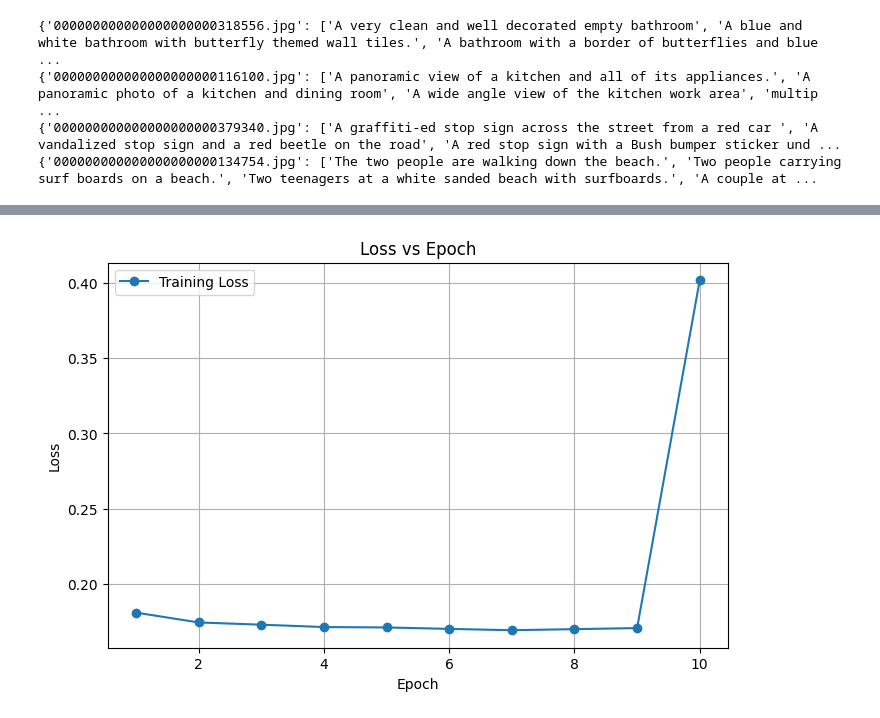
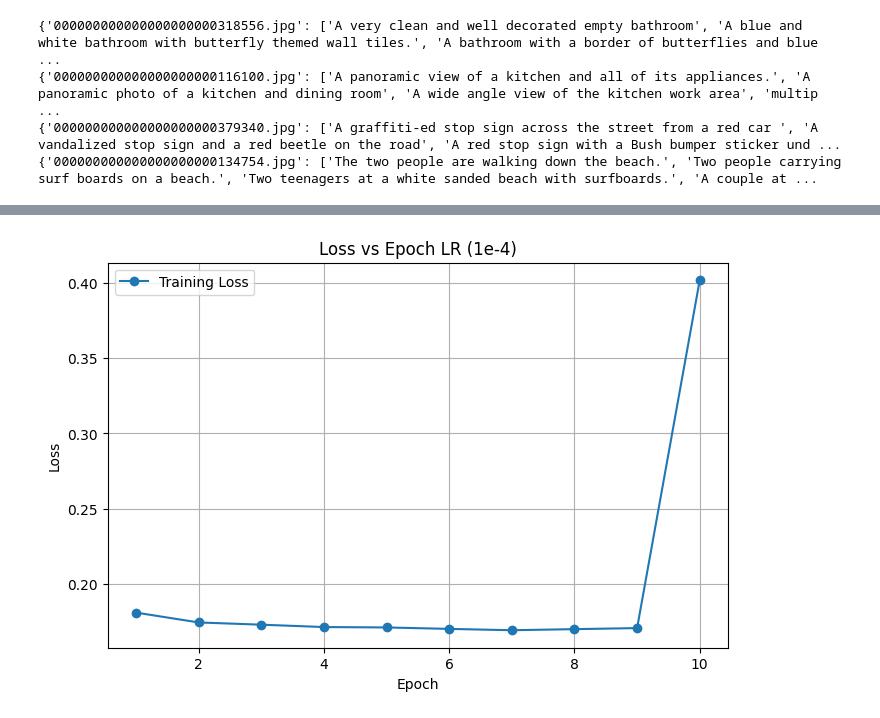
Before and after one commit to Vishwa2684/Latent-Diffusion-Model-for-text-to-image-generation, a Jupyter notebook: analysis.ipynb, the cells around one changed output, grey strips where cells are left out. Drawn from its saved outputs; the diff is of its cells as text; code cells hidden in the pictures.

Commit message:
updated graph title

```diff
--- a/analysis.ipynb
+++ b/analysis.ipynb
@@ -137,32 +137,32 @@ with open(out_path,'w') as file:
 import torch
 import os
 import matplotlib.pyplot as plt
 
 device = "cuda" if torch.cuda.is_available() else "cpu"
 model_path = '/teamspace/studios/this_studio/Latent-Diffusion-Model-for-text-to-image-generation/ldm_checkpoints'
 
 # Store epoch numbers and losses
 epochs = []
 losses = []
 
 for epoch in range(1, 11):
     ckpt_path = os.path.join(model_path, f"epoch_{epoch}")
     checkpoint = torch.load(os.path.join(ckpt_path, "training_state.pth"), map_location=device)
 
     # Assuming 'loss' is stored directly in checkpoint
     loss = checkpoint['loss']
 
     epochs.append(epoch)
     losses.append(loss)
 
 # Plot all epochs after loop
 plt.figure(figsize=(8, 5))
 plt.plot(epochs, losses, marker='o', linestyle='-', label='Training Loss')
-plt.title('Loss vs Epoch')
+plt.title('Loss vs Epoch LR (1e-4)')
 plt.xlabel('Epoch')
 plt.ylabel('Loss')
 plt.legend()
 plt.grid(True)
 plt.show()
 # %% [output]
-[figure, old version]
+[figure, new version]
```
